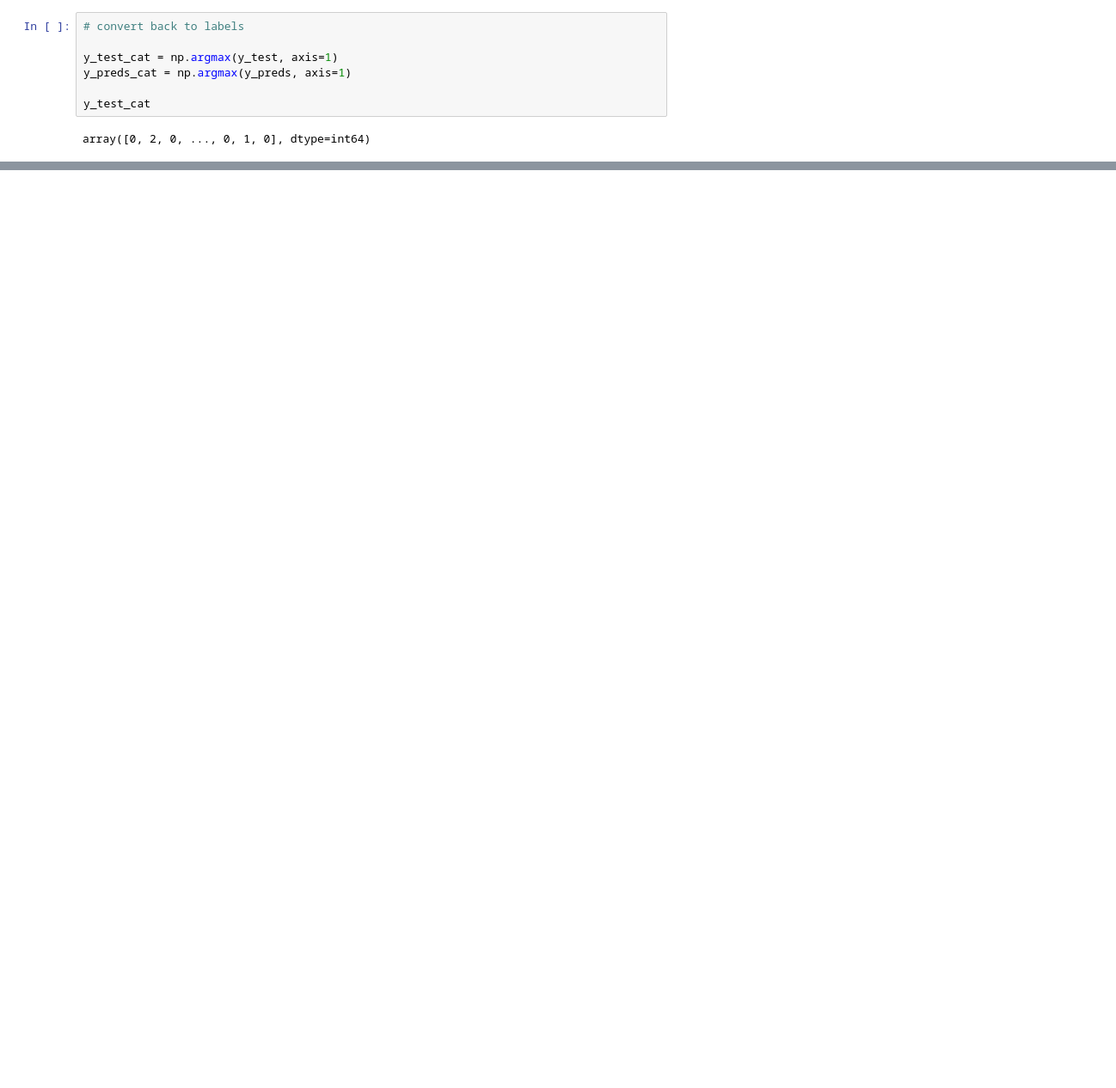
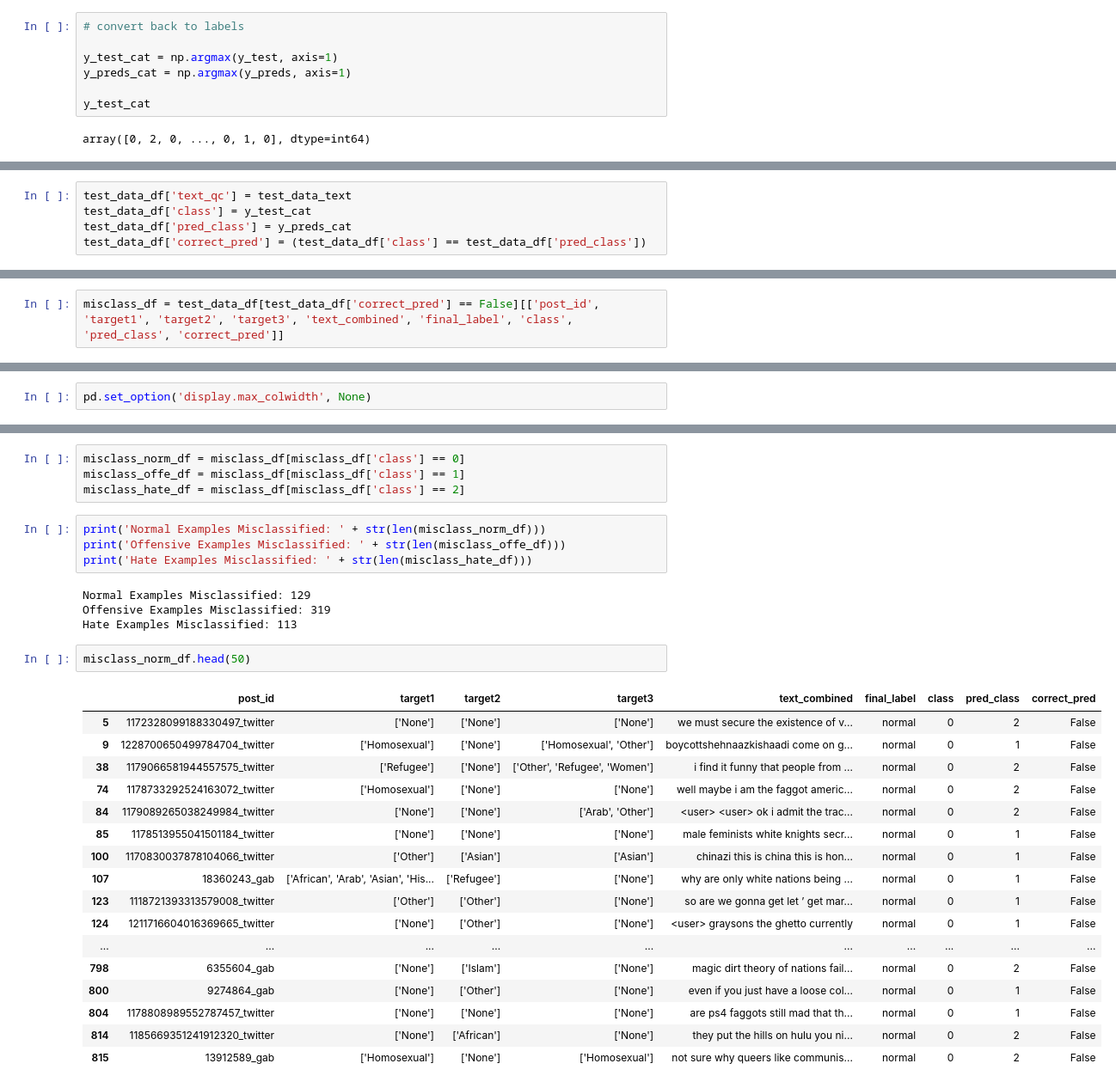
Before and after one commit to echan13/w266-project-Dera-Evan-Kieran, a Jupyter notebook: 2_DA_Accuracy_Experiments/Saved_Models/example_load_BERT_models.ipynb, the cells around one changed output, grey strips where cells are left out. Shown at 86% size. Drawn from its saved outputs; the diff is of its cells as text; blank space fills up the shorter version.

```diff
--- a/2_DA_Accuracy_Experiments/Saved_Models/example_load_BERT_models.ipynb
+++ b/2_DA_Accuracy_Experiments/Saved_Models/example_load_BERT_models.ipynb
@@ -318,0 +345,5 @@ roc_auc_score(y_test, y_preds, multi_class='ovo',average='weighted')
+# %%
+test_data_df['text_qc'] = test_data_text
+test_data_df['class'] = y_test_cat
+test_data_df['pred_class'] = y_preds_cat
+test_data_df['correct_pred'] = (test_data_df['class'] == test_data_df['pred_class'])
@@ -318,0 +366,2 @@ roc_auc_score(y_test, y_preds, multi_class='ovo',average='weighted')
+# %%
+misclass_df = test_data_df[test_data_df['correct_pred'] == False][['post_id', 'target1', 'target2', 'target3', 'text_combined', 'final_label', 'class', 'pred_class', 'correct_pred']]
@@ -318,0 +372,2 @@ roc_auc_score(y_test, y_preds, multi_class='ovo',average='weighted')
+# %%
+pd.set_option('display.max_colwidth', None)
@@ -318,0 +383,32 @@ roc_auc_score(y_test, y_preds, multi_class='ovo',average='weighted')
+# %%
+misclass_norm_df = misclass_df[misclass_df['class'] == 0]
+misclass_offe_df = misclass_df[misclass_df['class'] == 1]
+misclass_hate_df = misclass_df[misclass_df['class'] == 2]
+# %%
+print('Normal Examples Misclassified: ' + str(len(misclass_norm_df)))
+print('Offensive Examples Misclassified: ' + str(len(misclass_offe_df)))
+print('Hate Examples Misclassified: ' + str(len(misclass_hate_df)))
+# %% [output]
+Normal Examples Misclassified: 129
+Offensive Examples Misclassified: 319
+Hate Examples Misclassified: 113
+# %%
+misclass_norm_df.head(50)
+# %% [output]
+|  | post_id | target1 | target2 | target3 | text_combined | final_label | class | pred_class | correct_pred |
+| 5 | 1172328099188330497_twitter | ['None'] | ['None'] | ['None'] | we must secure the existence of v... | normal | 0 | 2 | False |
+| 9 | 1228700650499784704_twitter | ['Homosexual'] | ['None'] | ['Homosexual', 'Other'] | boycottshehnaazkishaadi come on g... | normal | 0 | 1 | False |
+| 38 | 1179066581944557575_twitter | ['Refugee'] | ['None'] | ['Other', 'Refugee', 'Women'] | i find it funny that people from ... | normal | 0 | 2 | False |
+| 74 | 1178733292524163072_twitter | ['Homosexual'] | ['None'] | ['None'] | well maybe i am the faggot americ... | normal | 0 | 2 | False |
+| 84 | 1179089265038249984_twitter | ['None'] | ['None'] | ['Arab', 'Other'] | <user> <user> ok i admit the trac... | normal | 0 | 2 | False |
+| 85 | 1178513955041501184_twitter | ['None'] | ['None'] | ['None'] | male feminists white knights secr... | normal | 0 | 1 | False |
+| 100 | 1170830037878104066_twitter | ['Other'] | ['Asian'] | ['Asian'] | chinazi this is china this is hon... | normal | 0 | 1 | False |
+| 107 | 18360243_gab | ['African', 'Arab', 'Asian', 'His... | ['Refugee'] | ['None'] | why are only white nations being ... | normal | 0 | 1 | False |
+| 123 | 1118721393313579008_twitter | ['Other'] | ['Other'] | ['None'] | so are we gonna get let ’ get mar... | normal | 0 | 1 | False |
+| 124 | 1211716604016369665_twitter | ['None'] | ['Other'] | ['None'] | <user> graysons the ghetto currently | normal | 0 | 1 | False |
+| ... | ... | ... | ... | ... | ... | ... | ... | ... | ... |
+| 798 | 6355604_gab | ['None'] | ['Islam'] | ['None'] | magic dirt theory of nations fail... | normal | 0 | 2 | False |
+| 800 | 9274864_gab | ['None'] | ['Other'] | ['None'] | even if you just have a loose col... | normal | 0 | 1 | False |
+| 804 | 1178808989552787457_twitter | ['None'] | ['None'] | ['None'] | are ps4 faggots still mad that th... | normal | 0 | 1 | False |
+| 814 | 1185669351241912320_twitter | ['None'] | ['African'] | ['None'] | they put the hills on hulu you ni... | normal | 0 | 2 | False |
+| 815 | 13912589_gab | ['Homosexual'] | ['None'] | ['Homosexual'] | not sure why queers like communis... | normal | 0 | 2 | False |
```
Also changed, not shown: parts of 15 cells of this notebook, 2 other files.
